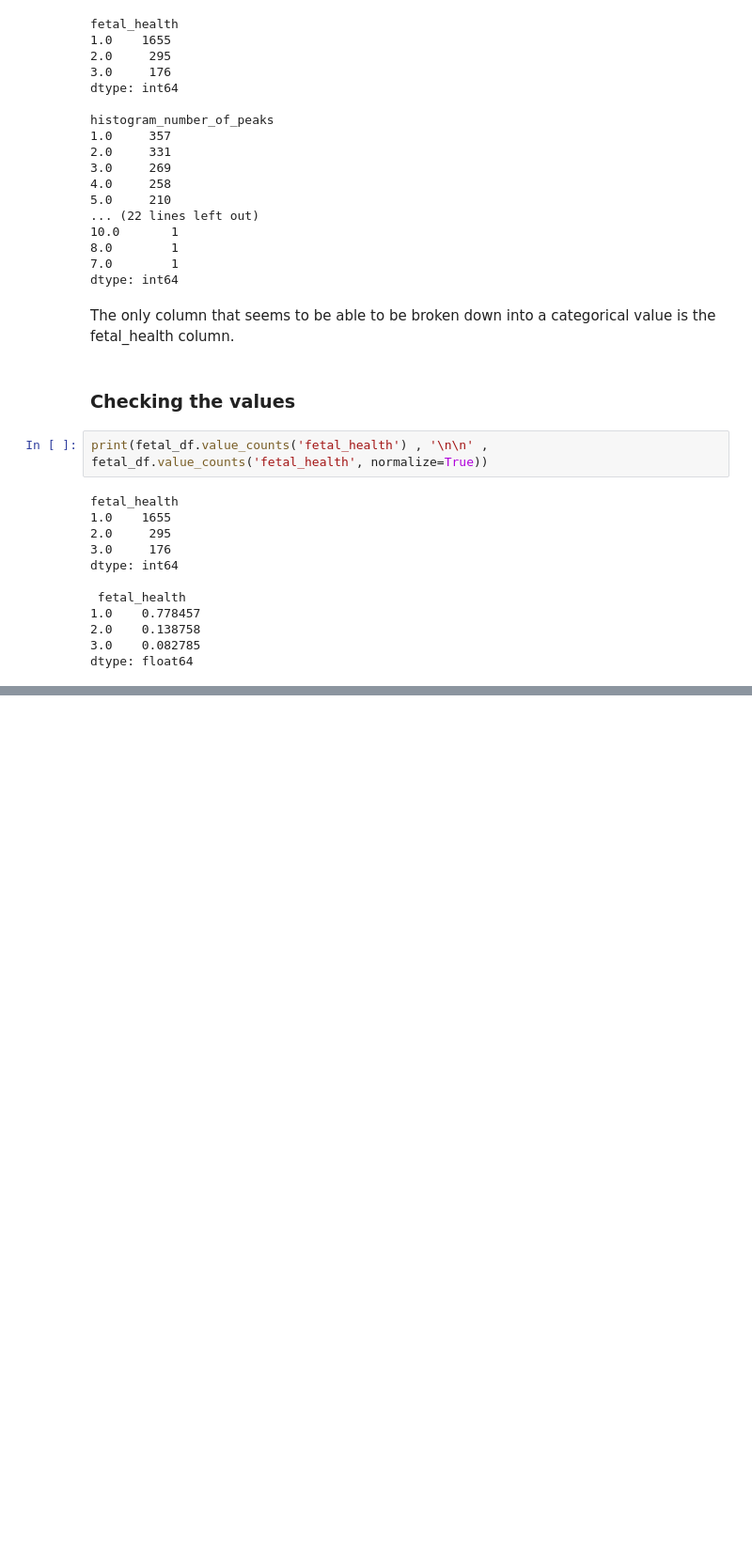
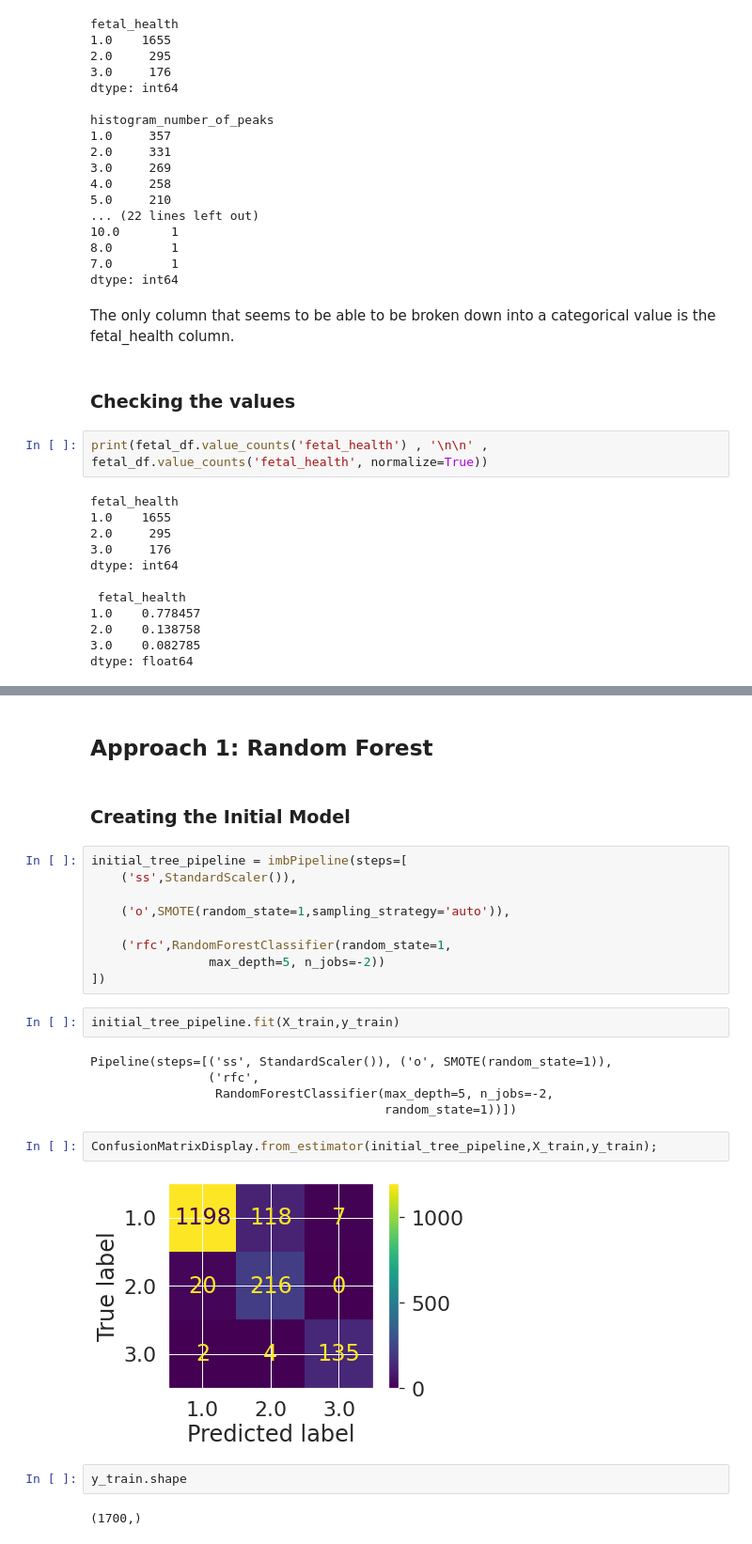
Before and after one commit to ParkedHampster/Fetal-Health-Classification-Prediction, a Jupyter notebook: scratch_books/scratch.ipynb, the cells around one changed output, grey strips where cells are left out. Shown at 94% size. Drawn from its saved outputs; the diff is of its cells as text; blank space fills up the shorter version.

```diff
--- a/scratch_books/scratch.ipynb
+++ b/scratch_books/scratch.ipynb
@@ -106,0 +221,28 @@ dtype: float64
+# %% [markdown]
+## Approach 1: Random Forest
+# %% [markdown]
+### Creating the Initial Model
+# %%
+initial_tree_pipeline = imbPipeline(steps=[
+    ('ss',StandardScaler()),
+
+    ('o',SMOTE(random_state=1,sampling_strategy='auto')),
+
+    ('rfc',RandomForestClassifier(random_state=1,
+                max_depth=5, n_jobs=-2))
+])
+# %%
+initial_tree_pipeline.fit(X_train,y_train)
+# %% [output]
+Pipeline(steps=[('ss', StandardScaler()), ('o', SMOTE(random_state=1)),
+                ('rfc',
+                 RandomForestClassifier(max_depth=5, n_jobs=-2,
+                                        random_state=1))])
+# %%
+ConfusionMatrixDisplay.from_estimator(initial_tree_pipeline,X_train,y_train);
+# %% [output]
+[figure, added]
+# %%
+y_train.shape
+# %% [output]
+(1700,)
```
Also changed, not shown: parts of 18 cells of this notebook, 2 other files.
